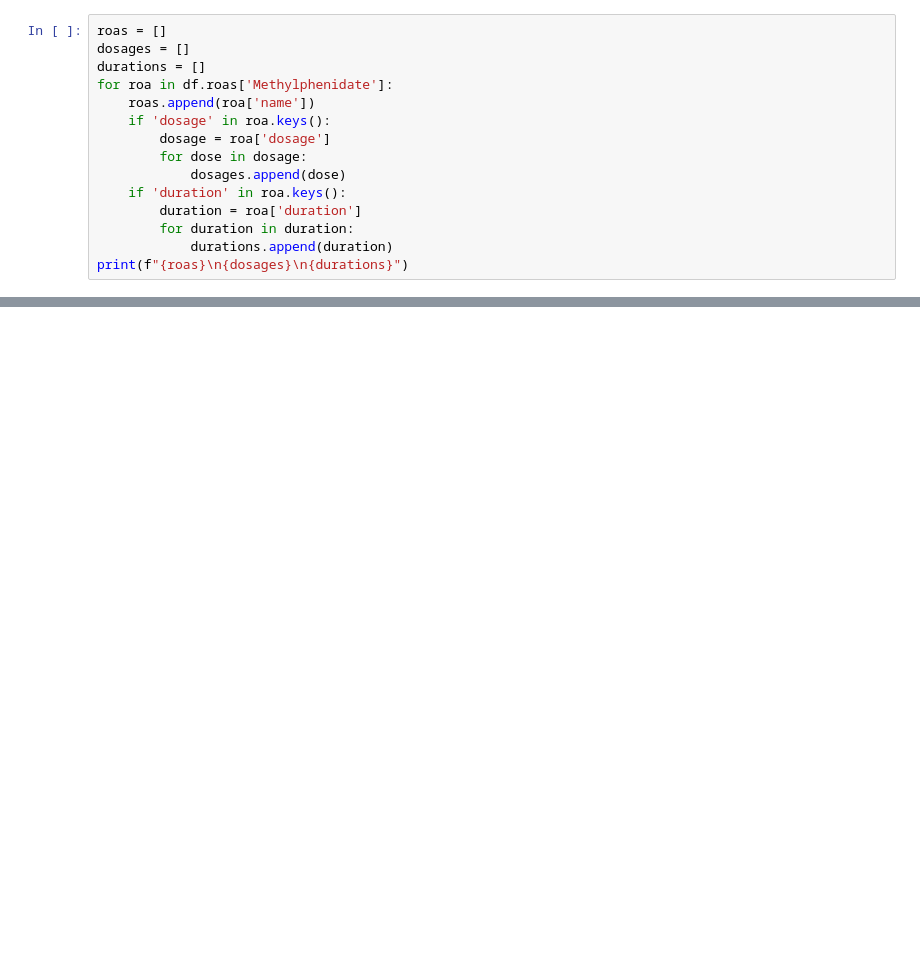
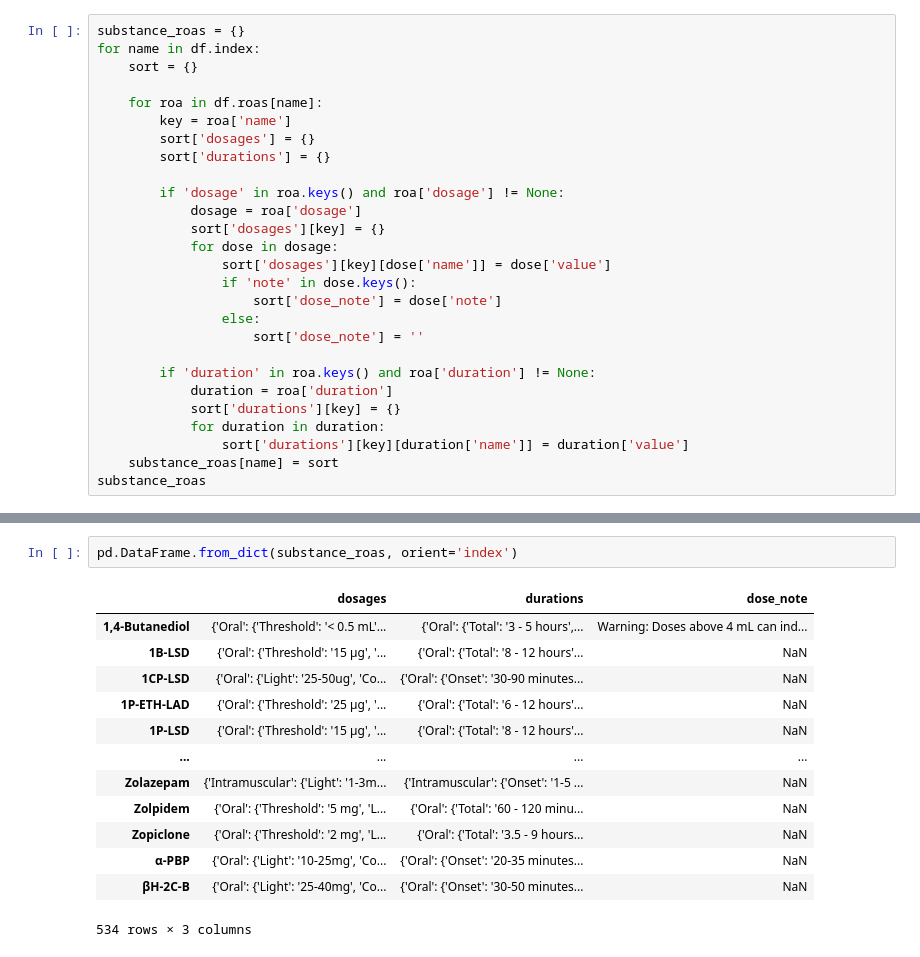
Before and after one commit to mogad0n/substanceDB, a Jupyter notebook: tables.ipynb, the cells around one changed output, grey strips where cells are left out. Saved outputs shown, nothing was run; the diff lists cells and outputs as text; blank space fills up the shorter version.

Commit message:
Added formatted dose/duration data and ROA list, dose_note

```diff
--- a/tables.ipynb
+++ b/tables.ipynb
@@ -13,18 +13,30 @@ df.head()
 | 1P-ETH-LAD | [1pethlad] | https://psychonautwiki.org/wiki/1... | None | A new psychedelic lysergamide whi... | None | {'chemical': ['Lysergamides'], 'p... | [toxic dose is unknown] | not habit-forming | {'full': 'almost immediately afte... | ... |
 | 1P-LSD | [1p, 1plsd] | https://psychonautwiki.org/wiki/1... | https://www.erowid.org/experience... | An LSD analogue which appears to ... | Marquis: Slow Purple. | Mecke: Br... | {'chemical': ['Lysergamides'], 'p... | [extremely low toxicity relative ... | non-addictive with a low abuse po... | {'full': 'almost immediately afte... | ... |
 # %%
-roas = []
-dosages = []
-durations = []
-for roa in df.roas['Methylphenidate']:
-    roas.append(roa['name'])
-    if 'dosage' in roa.keys():
-        dosage = roa['dosage']
-        for dose in dosage:
-            dosages.append(dose)
-    if 'duration' in roa.keys():
-        duration = roa['duration']
-        for duration in duration:
-            durations.append(duration)
-print(f"{roas}\n{dosages}\n{durations}")
+substance_roas = {}
+for name in df.index:
+    sort = {}
+
+    for roa in df.roas[name]:
+        key = roa['name']
+        sort['dosages'] = {}
+        sort['durations'] = {}
+
+        if 'dosage' in roa.keys() and roa['dosage'] != None:
+            dosage = roa['dosage']
+            sort['dosages'][key] = {}
+            for dose in dosage:
+                sort['dosages'][key][dose['name']] = dose['value']
+                if 'note' in dose.keys():
+                    sort['dose_note'] = dose['note']
+                else:
+                    sort['dose_note'] = ''
+
+        if 'duration' in roa.keys() and roa['duration'] != None:
+            duration = roa['duration']
+            sort['durations'][key] = {}
+            for duration in duration:
+                sort['durations'][key][duration['name']] = duration['value']
+    substance_roas[name] = sort
+substance_roas
 # %% [output]
@@ -33,0 +60,16 @@ print(f"{roas}\n{dosages}\n{durations}")
+# %%
+pd.DataFrame.from_dict(substance_roas, orient='index')
+# %% [output]
+|  | dosages | durations | dose_note |
+| 1,4-Butanediol | {'Oral': {'Threshold': '< 0.5 mL'... | {'Oral': {'Total': '3 - 5 hours',... | Warning: Doses above 4 mL can ind... |
+| 1B-LSD | {'Oral': {'Threshold': '15 µg', '... | {'Oral': {'Total': '8 - 12 hours'... | NaN |
+| 1CP-LSD | {'Oral': {'Light': '25-50ug', 'Co... | {'Oral': {'Onset': '30-90 minutes... | NaN |
+| 1P-ETH-LAD | {'Oral': {'Threshold': '25 µg', '... | {'Oral': {'Total': '6 - 12 hours'... | NaN |
+| 1P-LSD | {'Oral': {'Threshold': '15 µg', '... | {'Oral': {'Total': '8 - 12 hours'... | NaN |
+| ... | ... | ... | ... |
+| Zolazepam | {'Intramuscular': {'Light': '1-3m... | {'Intramuscular': {'Onset': '1-5 ... | NaN |
+| Zolpidem | {'Oral': {'Threshold': '5 mg', 'L... | {'Oral': {'Total': '60 - 120 minu... | NaN |
+| Zopiclone | {'Oral': {'Threshold': '2 mg', 'L... | {'Oral': {'Total': '3.5 - 9 hours... | NaN |
+| α-PBP | {'Oral': {'Light': '10-25mg', 'Co... | {'Oral': {'Onset': '20-35 minutes... | NaN |
+| βH-2C-B | {'Oral': {'Light': '25-40mg', 'Co... | {'Oral': {'Onset': '30-50 minutes... | NaN |
+534 rows × 3 columns
```
Also changed, not shown: parts of 1 cell of this notebook, 4 other files.
